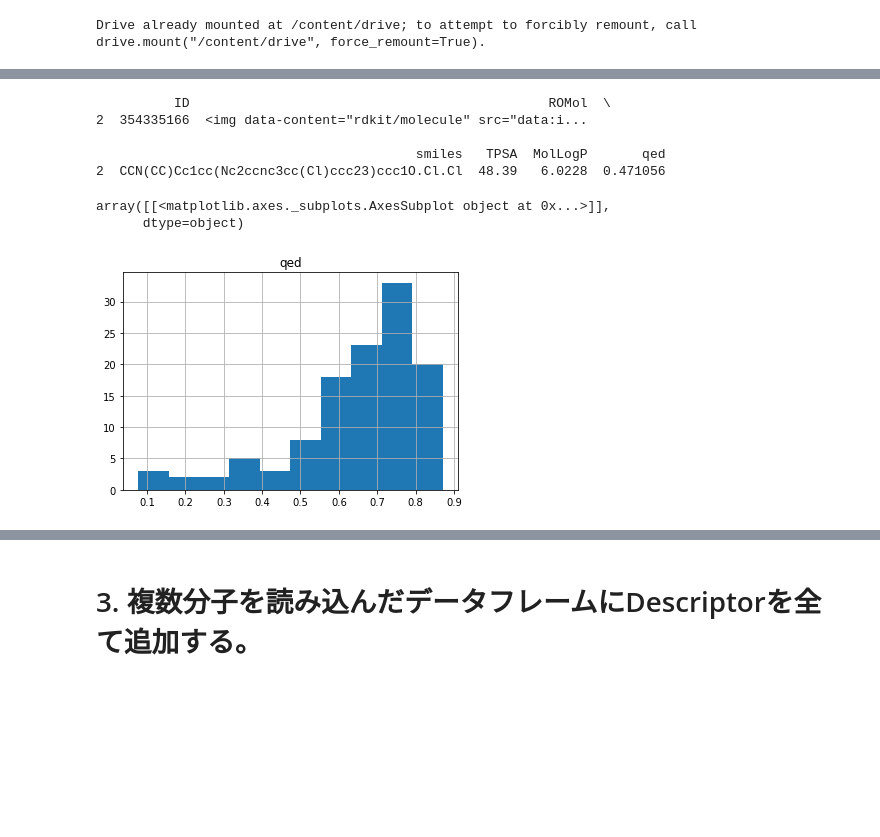
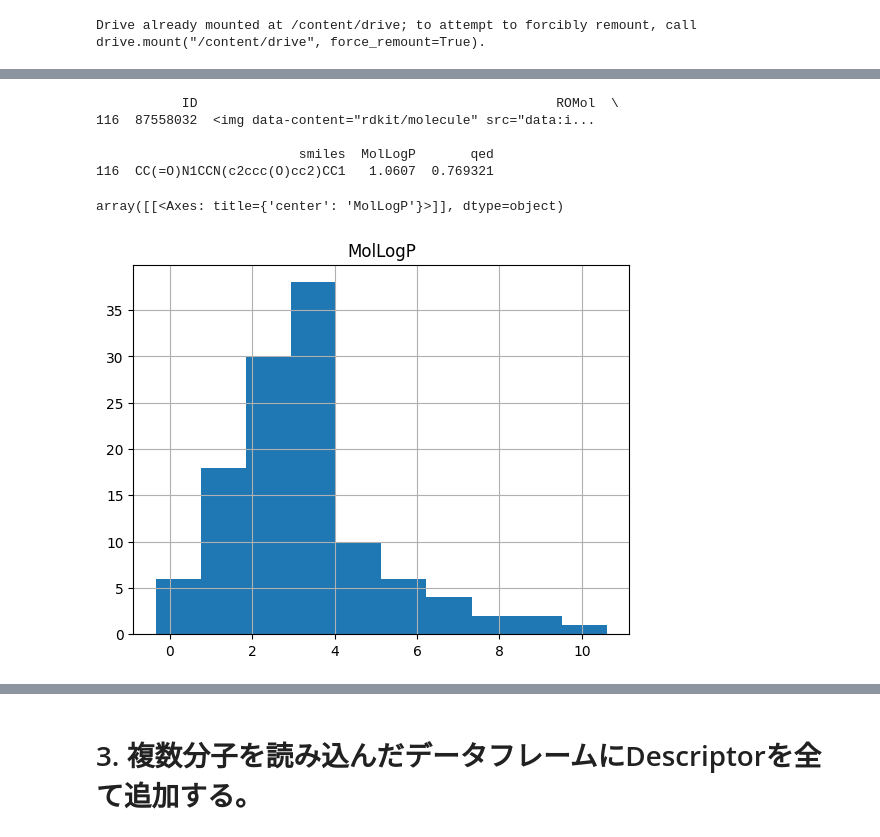
Before and after one commit to chemoinformatics-lecture/lecture-beginner, a Jupyter notebook: lesson04_RDKit/lecture_note_colab_RDKit_no2_Descriptorsの使い方.ipynb, the cells around one changed output, grey strips where cells are left out. Cells and saved outputs as stored; diff of their text form; code cells hidden in the pictures; blank space fills up the shorter version.

```diff
--- a/lesson04_RDKit/lecture_note_colab_RDKit_no2_Descriptorsの使い方.ipynb
+++ b/lesson04_RDKit/lecture_note_colab_RDKit_no2_Descriptorsの使い方.ipynb
@@ -92,22 +78,20 @@ df.sample(1)
 # %%
 df["smiles"] = df["ROMol"].map(Chem.MolToSmiles)
 # %%
-df["TPSA"] = df["ROMol"].map(Descriptors.TPSA)
 df["MolLogP"] = df["ROMol"].map(Descriptors.MolLogP)
 df["qed"] = df["ROMol"].map(Descriptors.qed)
-df.sample(1)
+df.tail(1)
 # %% [output]
-          ID                                              ROMol  \
-2  354335166  <img data-content="rdkit/molecule" src="data:i...
+           ID                                              ROMol  \
+116  87558032  <img data-content="rdkit/molecule" src="data:i...
 
-                                         smiles   TPSA  MolLogP       qed
-2  CCN(CC)Cc1cc(Nc2ccnc3cc(Cl)ccc23)ccc1O.Cl.Cl  48.39   6.0228  0.471056
+                          smiles  MolLogP       qed
+116  CC(=O)N1CCN(c2ccc(O)cc2)CC1   1.0607  0.769321
 # %%
-df.hist('qed')
+df.hist('MolLogP')
 # %% [output]
-array([[<matplotlib.axes._subplots.AxesSubplot object at 0x...>]],
-      dtype=object)
+array([[<Axes: title={'center': 'MolLogP'}>]], dtype=object)
-[figure, old version]
+[figure, new version]
 # %%
 df.plot(kind='scatter', x='MolLogP', y='qed')
 # %% [output]
```
Also changed, not shown: parts of 22 cells of this notebook.
